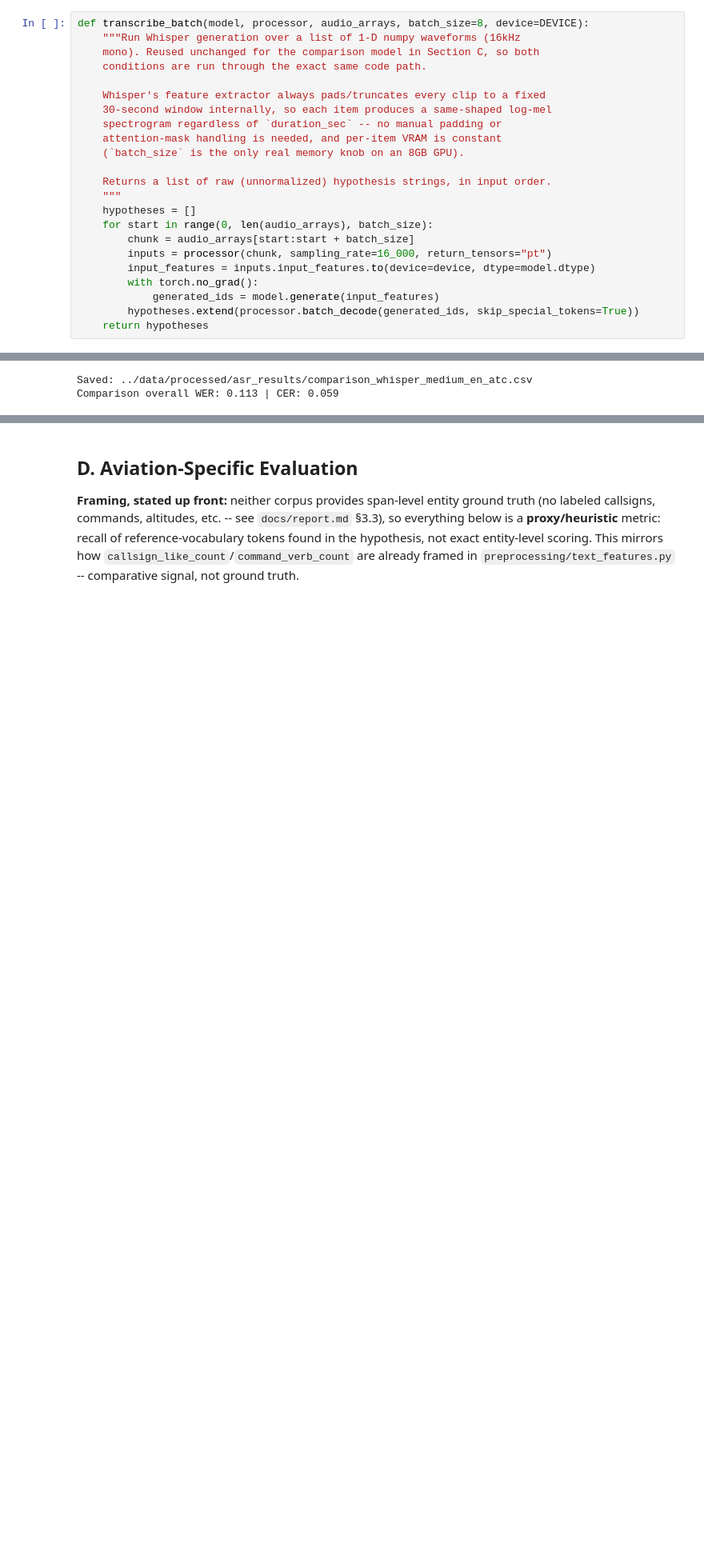
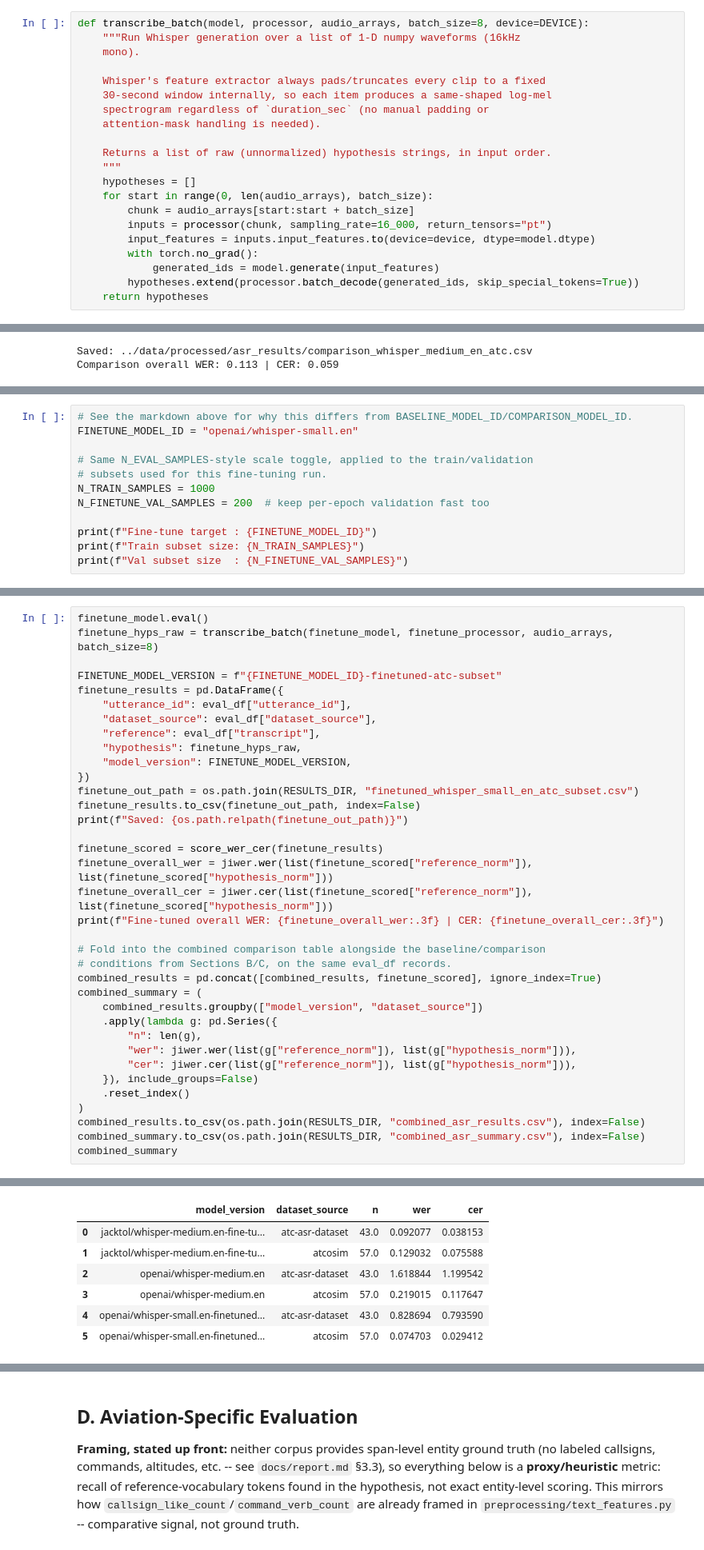
Before and after one commit to BrettFX/UMBC-DATA606-Capstone, a Jupyter notebook: notebooks/machine_learning.ipynb, the cells around one changed output, grey strips where cells are left out. Shown at 80% size. Drawn from its saved outputs; the diff is of its cells as text; blank space fills up the shorter version.

Commit message:
Fine-tuned whisper small model. will attempt to fine-tune whisper medium model and increase training dataset next

```diff
--- a/notebooks/machine_learning.ipynb
+++ b/notebooks/machine_learning.ipynb
@@ -332,14 +298,12 @@ Loaded openai/whisper-medium.en on cuda (torch.float16).
 # %%
 def transcribe_batch(model, processor, audio_arrays, batch_size=8, device=DEVICE):
     """Run Whisper generation over a list of 1-D numpy waveforms (16kHz
-    mono). Reused unchanged for the comparison model in Section C, so both
-    conditions are run through the exact same code path.
+    mono).
 
     Whisper's feature extractor always pads/truncates every clip to a fixed
     30-second window internally, so each item produces a same-shaped log-mel
-    spectrogram regardless of `duration_sec` -- no manual padding or
-    attention-mask handling is needed, and per-item VRAM is constant
-    (`batch_size` is the only real memory knob on an 8GB GPU).
+    spectrogram regardless of `duration_sec` (no manual padding or
+    attention-mask handling is needed).
 
     Returns a list of raw (unnormalized) hypothesis strings, in input order.
     """
@@ -537,0 +508,12 @@ combined_summary
+# %%
+# See the markdown above for why this differs from BASELINE_MODEL_ID/COMPARISON_MODEL_ID.
+FINETUNE_MODEL_ID = "openai/whisper-small.en"
+
+# Same N_EVAL_SAMPLES-style scale toggle, applied to the train/validation
+# subsets used for this fine-tuning run.
+N_TRAIN_SAMPLES = 1000
+N_FINETUNE_VAL_SAMPLES = 200  # keep per-epoch validation fast too
+
+print(f"Fine-tune target : {FINETUNE_MODEL_ID}")
+print(f"Train subset size: {N_TRAIN_SAMPLES}")
+print(f"Val subset size  : {N_FINETUNE_VAL_SAMPLES}")
@@ -567,0 +723,37 @@ FINE_TUNE_HYPERPARAMS = {
+# %%
+finetune_model.eval()
+finetune_hyps_raw = transcribe_batch(finetune_model, finetune_processor, audio_arrays, batch_size=8)
+
+FINETUNE_MODEL_VERSION = f"{FINETUNE_MODEL_ID}-finetuned-atc-subset"
+finetune_results = pd.DataFrame({
+    "utterance_id": eval_df["utterance_id"],
+    "dataset_source": eval_df["dataset_source"],
+    "reference": eval_df["transcript"],
+    "hypothesis": finetune_hyps_raw,
+    "model_version": FINETUNE_MODEL_VERSION,
+})
+finetune_out_path = os.path.join(RESULTS_DIR, "finetuned_whisper_small_en_atc_subset.csv")
+finetune_results.to_csv(finetune_out_path, index=False)
+print(f"Saved: {os.path.relpath(finetune_out_path)}")
+
+finetune_scored = score_wer_cer(finetune_results)
+finetune_overall_wer = jiwer.wer(list(finetune_scored["reference_norm"]), list(finetune_scored["hypothesis_norm"]))
+finetune_overall_cer = jiwer.cer(list(finetune_scored["reference_norm"]), list(finetune_scored["hypothesis_norm"]))
+print(f"Fine-tuned overall WER: {finetune_overall_wer:.3f} | CER: {finetune_overall_cer:.3f}")
+
+# Fold into the combined comparison table alongside the baseline/comparison
+# conditions from Sections B/C, on the same eval_df records.
+combined_results = pd.concat([combined_results, finetune_scored], ignore_index=True)
+combined_summary = (
+    combined_results.groupby(["model_version", "dataset_source"])
+    .apply(lambda g: pd.Series({
+        "n": len(g),
+        "wer": jiwer.wer(list(g["reference_norm"]), list(g["hypothesis_norm"])),
+        "cer": jiwer.cer(list(g["reference_norm"]), list(g["hypothesis_norm"])),
+    }), include_groups=False)
+    .reset_index()
+)
+combined_results.to_csv(os.path.join(RESULTS_DIR, "combined_asr_results.csv"), index=False)
+combined_summary.to_csv(os.path.join(RESULTS_DIR, "combined_asr_summary.csv"), index=False)
+combined_summary
+# %% [output]
@@ -567,0 +762,7 @@ FINE_TUNE_HYPERPARAMS = {
+|  | model_version | dataset_source | n | wer | cer |
+| 0 | jacktol/whisper-medium.en-fine-tu... | atc-asr-dataset | 43.0 | 0.092077 | 0.038153 |
+| 1 | jacktol/whisper-medium.en-fine-tu... | atcosim | 57.0 | 0.129032 | 0.075588 |
+| 2 | openai/whisper-medium.en | atc-asr-dataset | 43.0 | 1.618844 | 1.199542 |
+| 3 | openai/whisper-medium.en | atcosim | 57.0 | 0.219015 | 0.117647 |
+| 4 | openai/whisper-small.en-finetuned... | atc-asr-dataset | 43.0 | 0.828694 | 0.793590 |
+| 5 | openai/whisper-small.en-finetuned... | atcosim | 57.0 | 0.074703 | 0.029412 |
```
Also changed, not shown: parts of 47 cells of this notebook, 4 other files.
